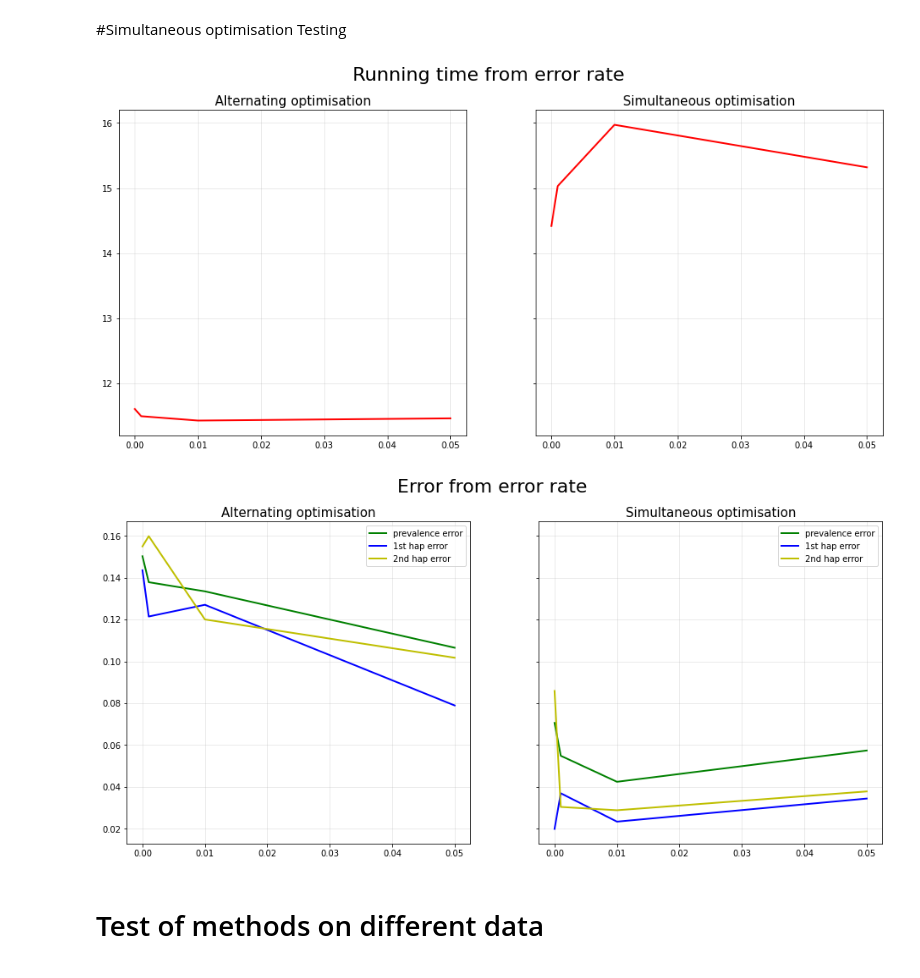
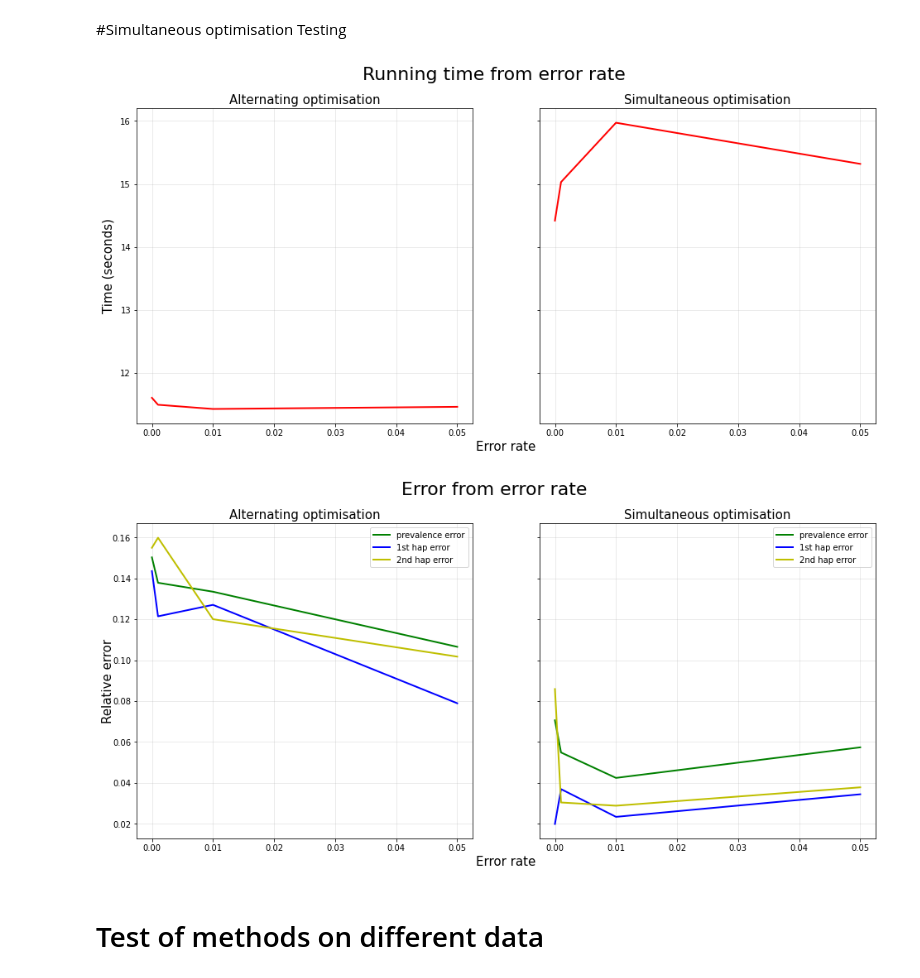
Before and after one commit to AndrewDiv/PMfMIVV, a Jupyter notebook: DiplomaUpd.ipynb, the cells around one changed output. Drawn from its saved outputs; the diff is of its cells as text; code cells hidden in the pictures.

```diff
--- a/DiplomaUpd.ipynb
+++ b/DiplomaUpd.ipynb
@@ -414,30 +414,45 @@ ax_er_1[1].plot([0., 0.001, 0.01, 0.05], e_time_err_sim, 'r', linewidth=2)
 ax_er_1[1].set_title('Simultaneous optimisation', fontsize=15)
 ax_er_1[1].grid(axis='both', alpha=.3)
 
+fig_er_1.add_subplot(1, 1, 1, frame_on=False)
+plt.tick_params(labelcolor="none", bottom=False, left=False)
+plt.xlabel('Error rate', fontsize=15)
+plt.ylabel('Time (seconds)', fontsize=15)
+
+plt.savefig('time from er_rate.jpg')
+
 plt.show()
 # %% [output]
-[figure, old version]
+[figure, new version]
 # %%
 fig_er_2, ax_er_2 = plt.subplots(1, 2, sharey=True, figsize=[16, 7])
 
 fig_er_2.suptitle('Error from error rate', fontsize=22)
 ax_er_2[0].plot([0., 0.001, 0.01, 0.05], prev_er_err, 'g', linewidth=2, label='prevalence error')
 ax_er_2[0].plot([0., 0.001, 0.01, 0.05], haps_er_err[:, 0], 'b', linewidth=2, label='1st hap error')
 ax_er_2[0].plot([0., 0.001, 0.01, 0.05], haps_er_err[:, 1], 'y', linewidth=2, label='2nd hap error')
 ax_er_2[0].set_title('Alternating optimisation', fontsize=15)
 ax_er_2[0].grid(axis='both', alpha=.3)
 ax_er_2[0].legend()
 
+
 ax_er_2[1].plot([0., 0.001, 0.01, 0.05], prev_er_err_sim, 'g', linewidth=2, label='prevalence error')
 ax_er_2[1].plot([0., 0.001, 0.01, 0.05], haps_er_err_sim[:, 0], 'b', linewidth=2, label='1st hap error')
 ax_er_2[1].plot([0., 0.001, 0.01, 0.05], haps_er_err_sim[:, 1], 'y', linewidth=2, label='2nd hap error')
 ax_er_2[1].set_title('Simultaneous optimisation', fontsize=15)
 ax_er_2[1].grid(axis='both', alpha=.3)
 ax_er_2[1].legend()
 
+fig_er_2.add_subplot(1, 1, 1, frame_on=False)
+plt.tick_params(labelcolor="none", bottom=False, left=False)
+plt.xlabel('Error rate', fontsize=15)
+plt.ylabel('Relative error', fontsize=15)
+
+plt.savefig('error from er_rate.jpg')
+
 plt.show()
 # %% [output]
-[figure, old version]
+[figure, new version]
 # %% [markdown]
 # Test of methods on different data
 # %%
```
Also changed, not shown: parts of 17 cells of this notebook.
